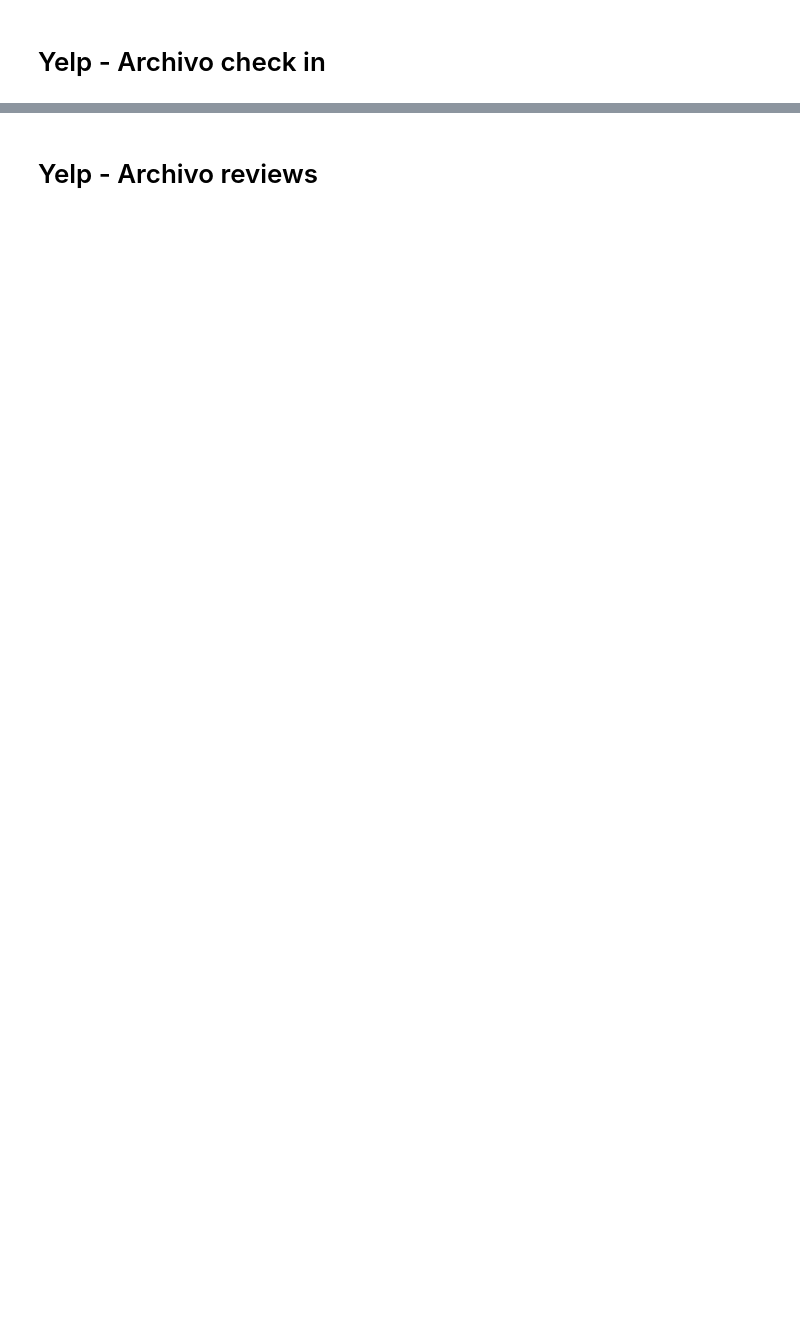
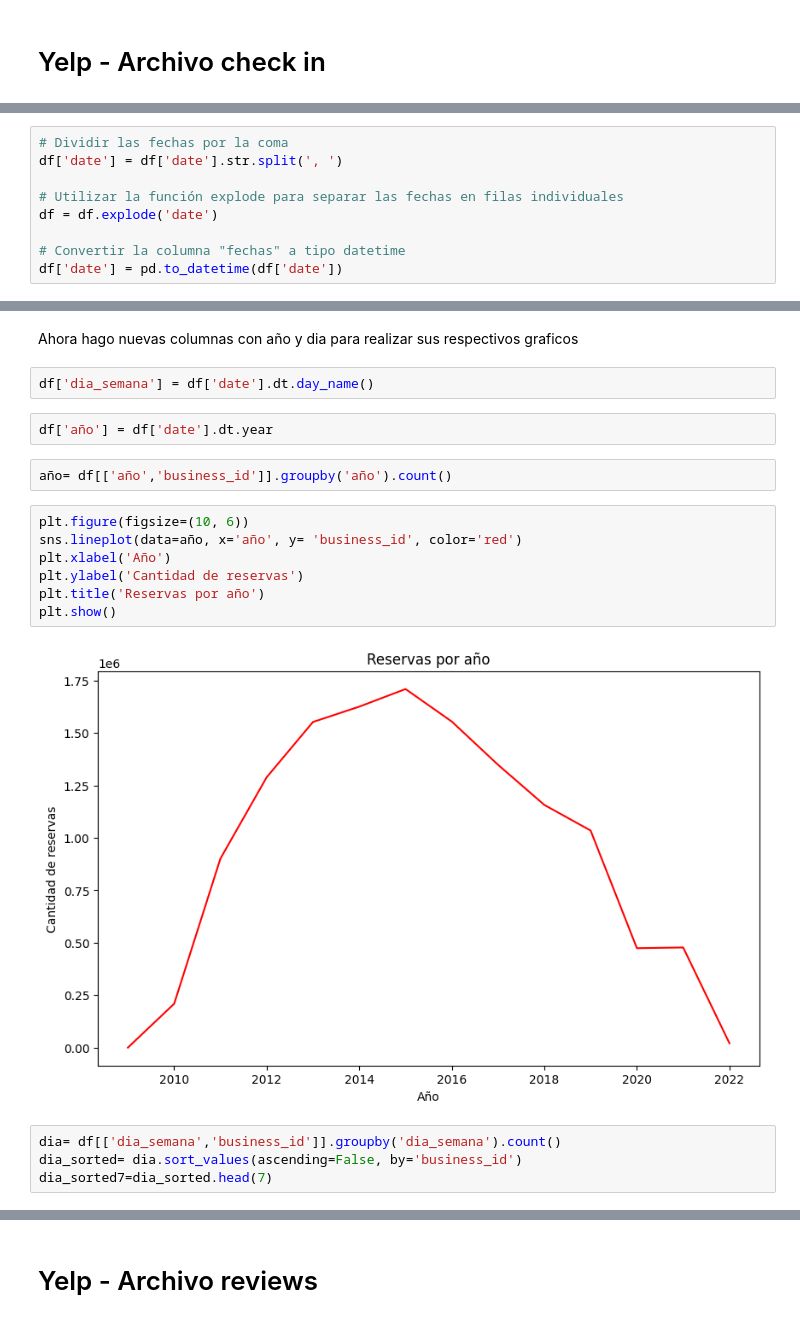
Before and after one commit to Constanzafl/Proyecto_Final, a Jupyter notebook: Sprint 2/EDA/EDAyelp.ipynb, the cells around one changed output, grey strips where cells are left out. Cells and saved outputs as stored; diff of their text form; blank space fills up the shorter version.

```diff
--- a/Sprint 2/EDA/EDAyelp.ipynb
+++ b/Sprint 2/EDA/EDAyelp.ipynb
@@ -99,0 +46,9 @@ Overall, the checkin.json file in Yelp's dataset is valuable for businesses and
+# %%
+# Dividir las fechas por la coma
+df['date'] = df['date'].str.split(', ')
+
+# Utilizar la función explode para separar las fechas en filas individuales
+df = df.explode('date')
+
+# Convertir la columna "fechas" a tipo datetime
+df['date'] = pd.to_datetime(df['date'])
@@ -99,0 +76,21 @@ Overall, the checkin.json file in Yelp's dataset is valuable for businesses and
+# %% [markdown]
+Ahora hago nuevas columnas con año y dia para realizar sus respectivos graficos
+# %%
+df['dia_semana'] = df['date'].dt.day_name()
+# %%
+df['año'] = df['date'].dt.year
+# %%
+año= df[['año','business_id']].groupby('año').count()
+# %%
+plt.figure(figsize=(10, 6))
+sns.lineplot(data=año, x='año', y= 'business_id', color='red')
+plt.xlabel('Año')
+plt.ylabel('Cantidad de reservas')
+plt.title('Reservas por año')
+plt.show()
+# %% [output]
+[figure, added]
+# %%
+dia= df[['dia_semana','business_id']].groupby('dia_semana').count()
+dia_sorted= dia.sort_values(ascending=False, by='business_id')
+dia_sorted7=dia_sorted.head(7)
```
Also changed, not shown: parts of 16 cells of this notebook, 1 other file.
